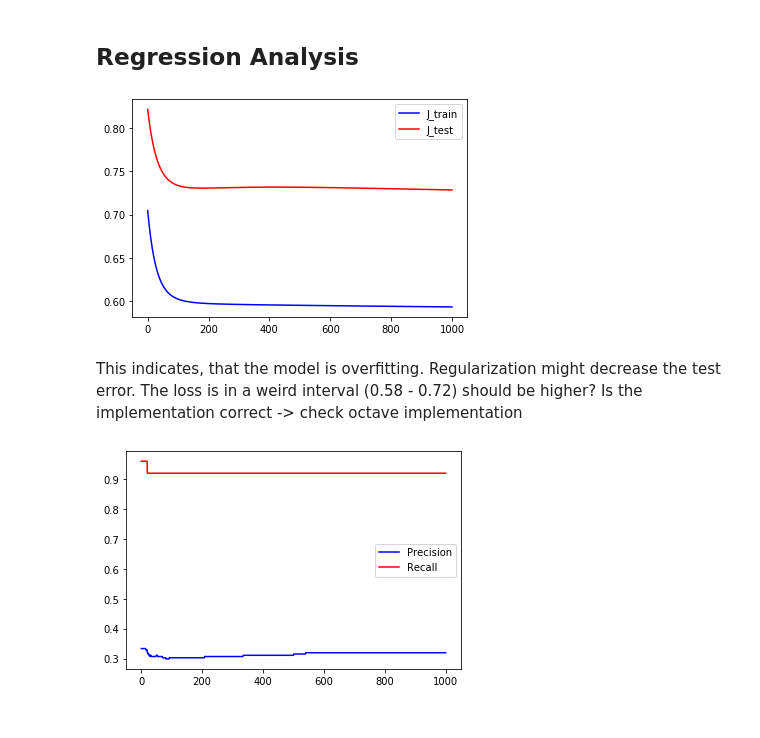
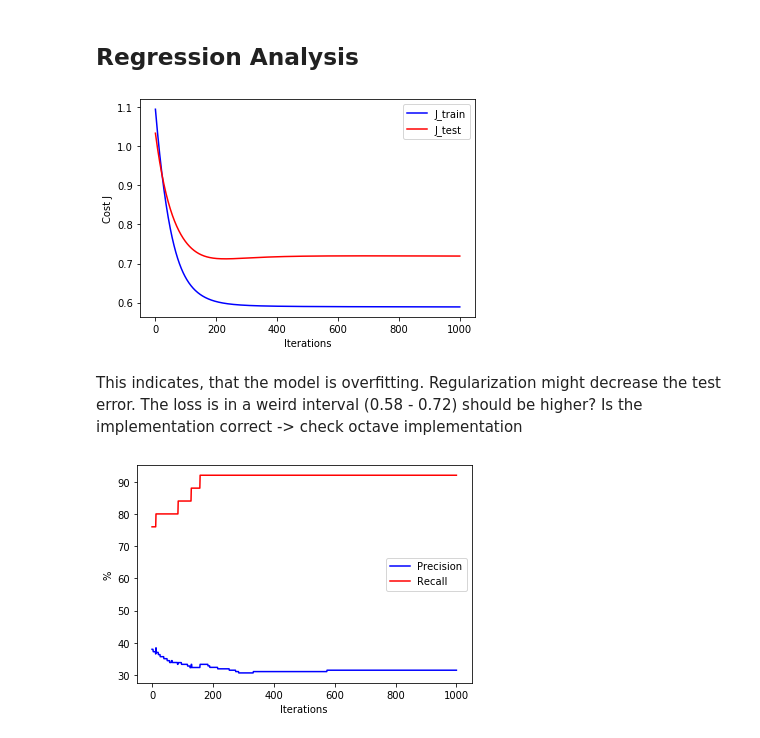
Before and after one commit to FG-33/ml-algorithms, a Jupyter notebook: regression_analysis/logistic_regression.ipynb, the cells around one changed output. Saved outputs shown, nothing was run; the diff lists cells and outputs as text; code cells hidden in the pictures.

```diff
--- a/regression_analysis/logistic_regression.ipynb
+++ b/regression_analysis/logistic_regression.ipynb
@@ -362,7 +411,9 @@ x_train, x_test, y_train, y_test = train_test_split(x, y, test_size=0.3, random_
 ## Regression Analysis
 # %%
 # run gradient descent
-theta, costs_train, costs_test, precisions, recalls = gradient_descent(x_train.to_numpy(), y_train.to_numpy(), x_test.to_numpy(), y_test.to_numpy(), alpha=0.05, num_iters=1000)
+np.random.seed(4)
+theta = np.random.rand(x_train.shape[1], 1)
+theta, costs_train, costs_test, precisions, recalls = gradient_descent(x_train.to_numpy(), y_train.to_numpy(), x_test.to_numpy(), y_test.to_numpy(), theta, alpha=0.05, num_iters=1000)
 
 # Plot the costs during gradient descent
 %matplotlib inline
@@ -370,22 +421,26 @@ import matplotlib.pyplot as plt
 plt.figure(2)
 plt.plot(range(len(costs_train)), costs_train, "b-")
 plt.plot(range(len(costs_test)), costs_test, "r-")
+plt.xlabel("Iterations")
+plt.ylabel("Cost J")
 plt.legend(["J_train", "J_test"])
 plt.show()
 # %% [output]
-[figure, old version]
+[figure, new version]
 # %% [markdown]
 This indicates, that the model is overfitting. Regularization might decrease the test error.
 The loss is in a weird interval (0.58 - 0.72) should be higher? Is the implementation correct -> check octave implementation
 # %%
 # Plot precision and recall during training
 plt.figure(2)
-plt.plot(range(len(precisions)), precisions, "b-")
-plt.plot(range(len(recalls)), recalls, "r-")
+plt.plot(range(len(precisions)), [100  * v for v in precisions], "b-")
+plt.plot(range(len(recalls)), [100  * v for v in recalls], "r-")
+plt.xlabel("Iterations")
+plt.ylabel("%")
 plt.legend(["Precision", "Recall"])
 plt.show()
 # %% [output]
-[figure, old version]
+[figure, new version]
 # %%
 # final recall and precision
 print("Recall: {}".format(recalls[-1]))
```
Also changed, not shown: parts of 4 cells of this notebook.
